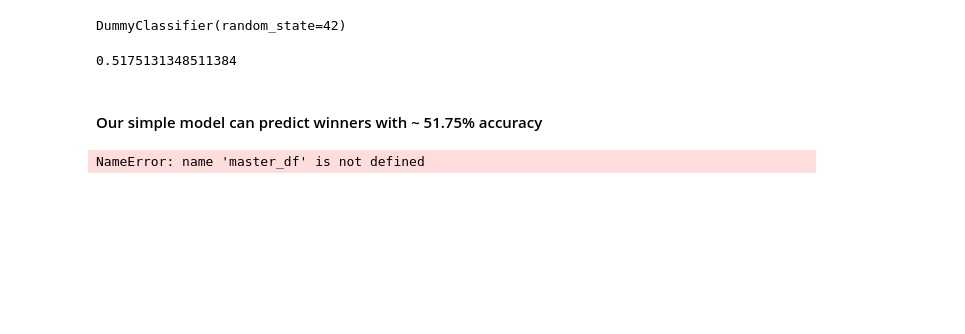
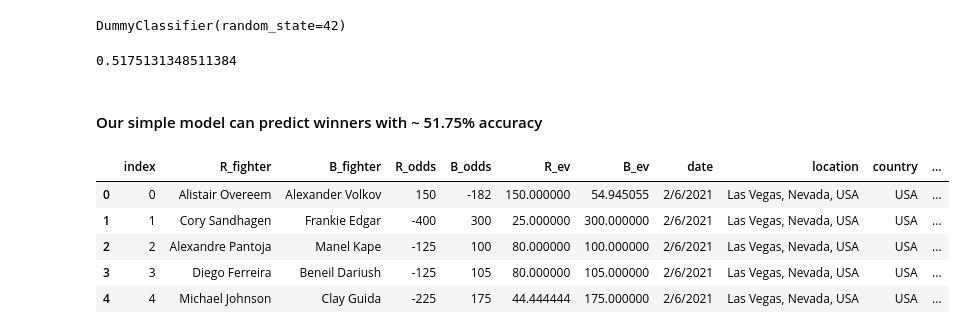
Before and after one commit to agregorash/UFC_Match_Outcome_Predictor, a Jupyter notebook: ML/Simple_Model.ipynb, the cells around one changed output. Drawn from its saved outputs; the diff is of its cells as text; code cells hidden in the pictures; blank space fills up the shorter version.

```diff
--- a/ML/Simple_Model.ipynb
+++ b/ML/Simple_Model.ipynb
@@ -147,9 +129,18 @@ accuracy_score(y_test, prediction)
 #### Our simple model can predict winners with ~ 51.75% accuracy
 # %%
 fillna = ufc_master_df.fillna(0)
+# %%
+fillna.reset_index(level=0, inplace=True)
+fillna['level_0'] = fillna['index']
+fillna.head()
+# %% [output]
+|  | index | R_fighter | B_fighter | R_odds | B_odds | R_ev | B_ev | date | location | country | ... |
+| 0 | 0 | Alistair Overeem | Alexander Volkov | 150 | -182 | 150.000000 | 54.945055 | 2/6/2021 | Las Vegas, Nevada, USA | USA | ... |
+| 1 | 1 | Cory Sandhagen | Frankie Edgar | -400 | 300 | 25.000000 | 300.000000 | 2/6/2021 | Las Vegas, Nevada, USA | USA | ... |
+| 2 | 2 | Alexandre Pantoja | Manel Kape | -125 | 100 | 80.000000 | 100.000000 | 2/6/2021 | Las Vegas, Nevada, USA | USA | ... |
+| 3 | 3 | Diego Ferreira | Beneil Dariush | -125 | 105 | 80.000000 | 105.000000 | 2/6/2021 | Las Vegas, Nevada, USA | USA | ... |
+| 4 | 4 | Michael Johnson | Clay Guida | -225 | 175 | 44.444444 | 175.000000 | 2/6/2021 | Las Vegas, Nevada, USA | USA | ... |
 # %%
 # Saving csv with null values filled
-file_path = "Resources/na_filled.csv"
-ufc_master_df.to_csv(file_path, index=False, header=True)
+file_path = "../Resources/na_filled.csv"
+fillna.to_csv(file_path, index=False, header=True)
-# %% [output]
-NameError: name 'master_df' is not defined
```
Also changed, not shown: parts of 2 cells of this notebook, 10 other files.
